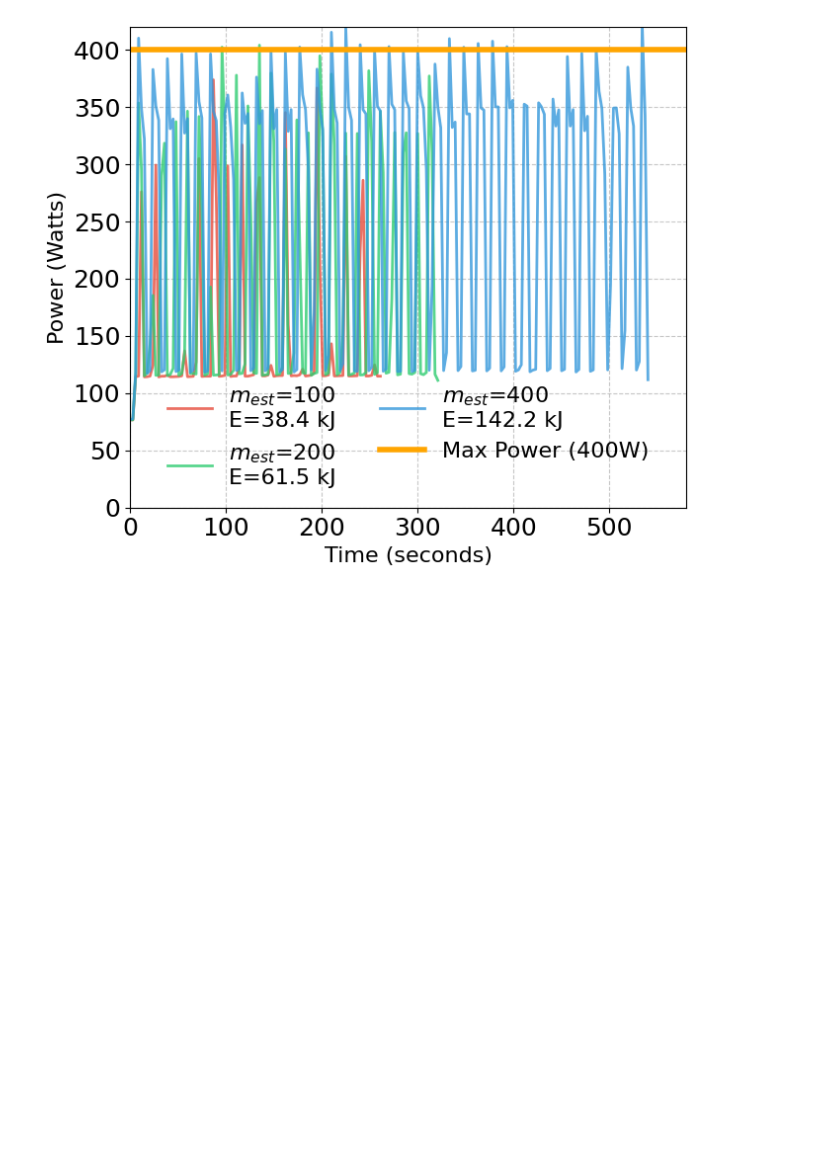
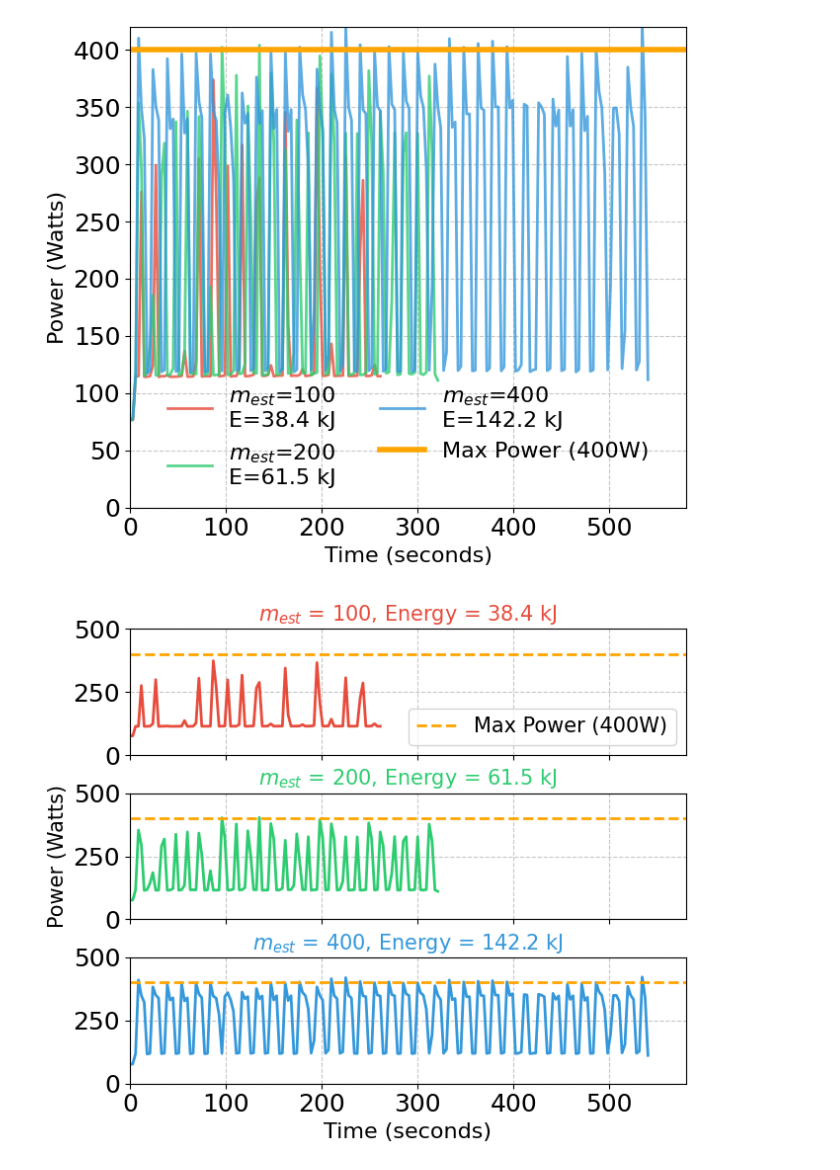
Before and after one commit to paper-code1/VecchiaConditionalExtremes, a Jupyter notebook: experiments/PerformanceVisu_A100_scaling.ipynb, the cells around one changed output. Drawn from its saved outputs; the diff is of its cells as text; code cells hidden in the pictures; blank space fills up the shorter version.

```diff
--- a/experiments/PerformanceVisu_A100_scaling.ipynb
+++ b/experiments/PerformanceVisu_A100_scaling.ipynb
@@ -527,3 +527,89 @@ def plot_power_consumption(start_time=300, end_time=340):
 plot_power_consumption(start_time=0, end_time=580)
 # %% [output]
 [figure]
+# %%
+def plot_power_consumption(start_time=300, end_time=340):
+    """
+    Plot power consumption for different m values within specified time interval and calculate energy
+    Using three stacked subplots that share the same x-axis
+
+    Parameters:
+    start_time (float): Start time in seconds
+    end_time (float): End time in seconds
+    """
+
+    # Create figure and three stacked subplots with shared x-axis
+    fig, (ax1, ax2, ax3) = plt.subplots(3, 1, figsize=(7, 6), sharex=True)
+    axes = [ax1, ax2, ax3]
+
+    # Process and plot data for different m values
+    m_values = [100, 200, 400]
+    # colors = ['blue', 'orange', 'green']
+    colors = ['#e74c3c', '#2ecc71', '#3498db']
+
+    # Store energy values for labeling
+    energy_values = []
+
+    for i, (m, color) in enumerate(zip(m_values, colors)):
+        try:
+            file_path = f'../log/A100_power/monitoring/gpu_N2000000_m{m}_i1_gpu1_power.log'
+            data = process_gpu_log(file_path)
+
+            # Filter for specified time interval
+            mask = (data['time_seconds'] >= start_time) & (data['time_seconds'] <= end_time)
+            filtered_data = data[mask]
+
+            # Calculate energy (joules) using numerical integration (trapezoidal rule)
+            energy = np.trapz(filtered_data['power'], filtered_data['time_seconds'])
+            energy_values.append(energy/1000)  # convert to kJ
+
+            # Plot on the appropriate subplot
+            ax = axes[i]
+            ax.plot(filtered_data['time_seconds'],
+                   filtered_data['power'],
+                   color=color,
+                   linewidth=2)
+
+            # Set subplot title and y-axis label
+            ax.set_title(f'$m_{{est}}$ = {m}, Energy = {energy/1000:.1f} kJ',
+                        fontsize=15, color=color)
+            ax.set_ylim(0, 500)
+            # Add grid
+            ax.grid(True, linestyle='--', alpha=0.7)
+
+            # Set y-axis limits with some padding
+            min_val = max(0, filtered_data['power'].min() - 20)  # Ensure bottom limit is not negative
+            max_val = filtered_data['power'].max() + 20
+            # ax.set_ylim(min_val, max_val)
+
+        except Exception as e:
+            print(f"Could not process data for m={m}: {str(e)}")
+
+    # Set common x-axis label (only on bottom subplot)
+    ax3.set_xlabel('Time (seconds)', fontsize=16)
+
+    # Set x-axis limits
+    ax1.set_xlim(start_time, end_time)
+
+    # Add max power reference line to each subplot
+    for ax in axes:
+        ax.axhline(y=400, color='orange', linewidth=2, linestyle='--',
+                  label='Max Power (400W)')
+
+    # Add a small legend to the bottom subplot
+    ax1.legend(loc='lower right', fontsize=15)
+    ax2.set_ylabel('Power (Watts)', fontsize=15)
+
+    # Adjust layout
+    plt.tight_layout()
+
+    # Add a little more space between subplots
+    plt.subplots_adjust(hspace=0.3)
+
+    # Save the plot
+    plt.savefig(f'./fig/gpu0_power_analysis_A100_{start_time}_{end_time}_stacked.pdf', bbox_inches='tight')
+    plt.show()
+# Example usage:
+plot_power_consumption(start_time=0, end_time=580)
+# %% [output]
+[figure, added]
```
Also changed, not shown: 6 other files.
